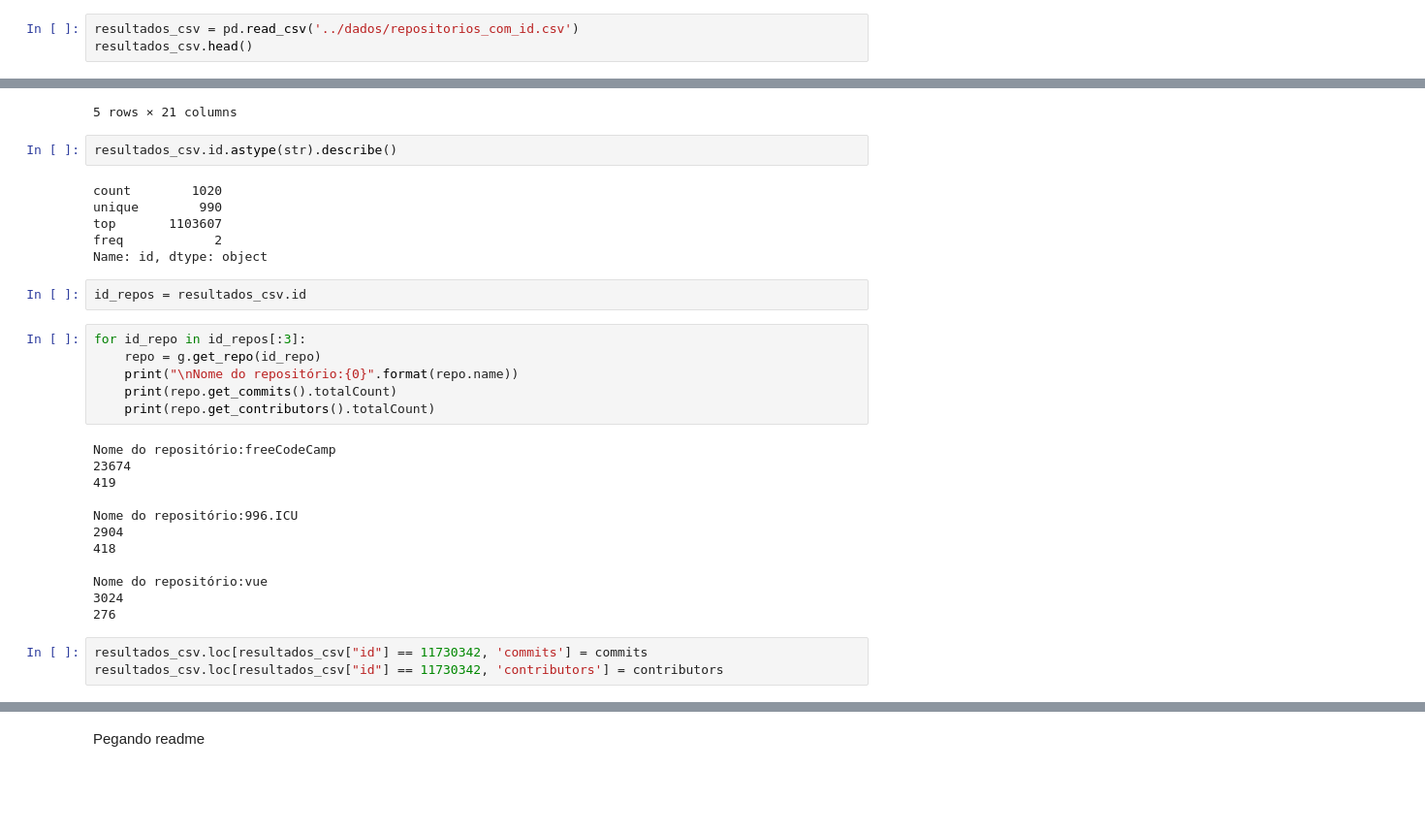
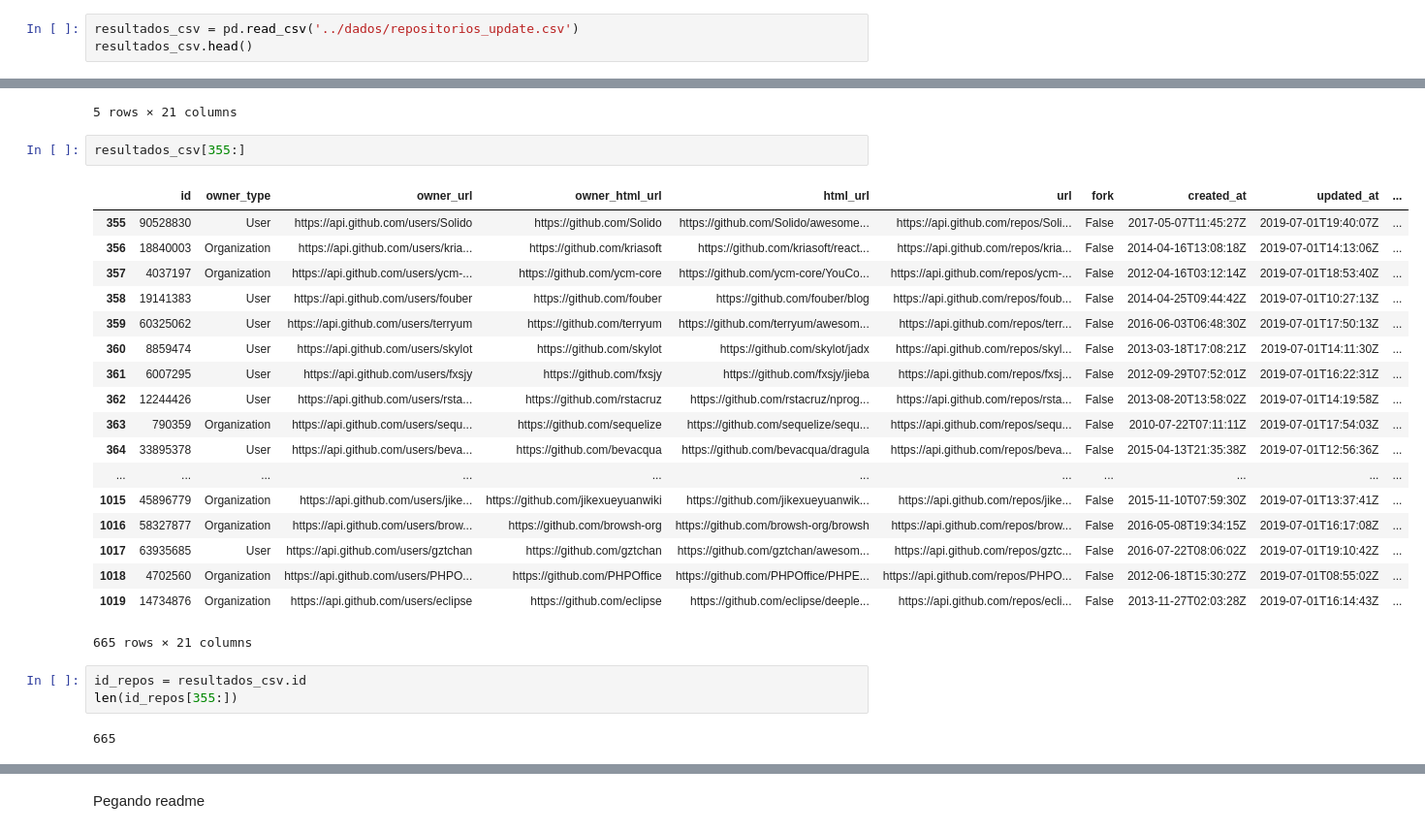
Before and after one commit to Lorenaps/replicacao-pesquisa, a Jupyter notebook: extracao_dados/search_github_api.ipynb, the cells around one changed output, grey strips where cells are left out. Shown: that part at 97% size. Saved outputs shown, nothing was run; the diff lists cells and outputs as text; blank space fills up the shorter version.

Commit message:
Update nos dados

```diff
--- a/extracao_dados/search_github_api.ipynb
+++ b/extracao_dados/search_github_api.ipynb
@@ -208,7 +251,7 @@ token = 'token'
 # %%
 g = Github(token)
 # %%
-resultados_csv = pd.read_csv('../dados/repositorios_com_id.csv')
+resultados_csv = pd.read_csv('../dados/repositorios_update.csv')
 resultados_csv.head()
 # %% [output]
 |  | id | owner_type | owner_url | owner_html_url | html_url | url | fork | created_at | updated_at | ... |
@@ -218,34 +261,29 @@ resultados_csv.head()
 | 3 | 2126244 | Organization | https://api.github.com/users/twbs | https://github.com/twbs | https://github.com/twbs/bootstrap | https://api.github.com/repos/twbs... | False | 2011-07-29T21:19:00Z | 2019-07-01T19:09:47Z | ... |
 | 4 | 10270250 | Organization | https://api.github.com/users/face... | https://github.com/facebook | https://github.com/facebook/react | https://api.github.com/repos/face... | False | 2013-05-24T16:15:54Z | 2019-07-01T19:57:38Z | ... |
 5 rows × 21 columns
-# %%
-resultados_csv.id.astype(str).describe()
-# %% [output]
-count        1020
-unique        990
-top       1103607
-freq            2
-Name: id, dtype: object
+# %%
+resultados_csv[355:]
+# %% [output]
+|  | id | owner_type | owner_url | owner_html_url | html_url | url | fork | created_at | updated_at | ... |
+| 355 | 90528830 | User | https://api.github.com/users/Solido | https://github.com/Solido | https://github.com/Solido/awesome... | https://api.github.com/repos/Soli... | False | 2017-05-07T11:45:27Z | 2019-07-01T19:40:07Z | ... |
+| 356 | 18840003 | Organization | https://api.github.com/users/kria... | https://github.com/kriasoft | https://github.com/kriasoft/react... | https://api.github.com/repos/kria... | False | 2014-04-16T13:08:18Z | 2019-07-01T14:13:06Z | ... |
+| 357 | 4037197 | Organization | https://api.github.com/users/ycm-... | https://github.com/ycm-core | https://github.com/ycm-core/YouCo... | https://api.github.com/repos/ycm-... | False | 2012-04-16T03:12:14Z | 2019-07-01T18:53:40Z | ... |
+| 358 | 19141383 | User | https://api.github.com/users/fouber | https://github.com/fouber | https://github.com/fouber/blog | https://api.github.com/repos/foub... | False | 2014-04-25T09:44:42Z | 2019-07-01T10:27:13Z | ... |
+| 359 | 60325062 | User | https://api.github.com/users/terryum | https://github.com/terryum | https://github.com/terryum/awesom... | https://api.github.com/repos/terr... | False | 2016-06-03T06:48:30Z | 2019-07-01T17:50:13Z | ... |
+| 360 | 8859474 | User | https://api.github.com/users/skylot | https://github.com/skylot | https://github.com/skylot/jadx | https://api.github.com/repos/skyl... | False | 2013-03-18T17:08:21Z | 2019-07-01T14:11:30Z | ... |
+| 361 | 6007295 | User | https://api.github.com/users/fxsjy | https://github.com/fxsjy | https://github.com/fxsjy/jieba | https://api.github.com/repos/fxsj... | False | 2012-09-29T07:52:01Z | 2019-07-01T16:22:31Z | ... |
+| 362 | 12244426 | User | https://api.github.com/users/rsta... | https://github.com/rstacruz | https://github.com/rstacruz/nprog... | https://api.github.com/repos/rsta... | False | 2013-08-20T13:58:02Z | 2019-07-01T14:19:58Z | ... |
+| 363 | 790359 | Organization | https://api.github.com/users/sequ... | https://github.com/sequelize | https://github.com/sequelize/sequ... | https://api.github.com/repos/sequ... | False | 2010-07-22T07:11:11Z | 2019-07-01T17:54:03Z | ... |
+| 364 | 33895378 | User | https://api.github.com/users/beva... | https://github.com/bevacqua | https://github.com/bevacqua/dragula | https://api.github.com/repos/beva... | False | 2015-04-13T21:35:38Z | 2019-07-01T12:56:36Z | ... |
+| ... | ... | ... | ... | ... | ... | ... | ... | ... | ... | ... |
+| 1015 | 45896779 | Organization | https://api.github.com/users/jike... | https://github.com/jikexueyuanwiki | https://github.com/jikexueyuanwik... | https://api.github.com/repos/jike... | False | 2015-11-10T07:59:30Z | 2019-07-01T13:37:41Z | ... |
+| 1016 | 58327877 | Organization | https://api.github.com/users/brow... | https://github.com/browsh-org | https://github.com/browsh-org/browsh | https://api.github.com/repos/brow... | False | 2016-05-08T19:34:15Z | 2019-07-01T16:17:08Z | ... |
+| 1017 | 63935685 | User | https://api.github.com/users/gztchan | https://github.com/gztchan | https://github.com/gztchan/awesom... | https://api.github.com/repos/gztc... | False | 2016-07-22T08:06:02Z | 2019-07-01T19:10:42Z | ... |
+| 1018 | 4702560 | Organization | https://api.github.com/users/PHPO... | https://github.com/PHPOffice | https://github.com/PHPOffice/PHPE... | https://api.github.com/repos/PHPO... | False | 2012-06-18T15:30:27Z | 2019-07-01T08:55:02Z | ... |
+| 1019 | 14734876 | Organization | https://api.github.com/users/eclipse | https://github.com/eclipse | https://github.com/eclipse/deeple... | https://api.github.com/repos/ecli... | False | 2013-11-27T02:03:28Z | 2019-07-01T16:14:43Z | ... |
+665 rows × 21 columns
 # %%
 id_repos = resultados_csv.id
+len(id_repos[355:])
+# %% [output]
+665
-# %%
-for id_repo in id_repos[:3]:
-    repo = g.get_repo(id_repo)
-    print("\nNome do repositório:{0}".format(repo.name))
-    print(repo.get_commits().totalCount)
-    print(repo.get_contributors().totalCount)
-# %% [output]
-Nome do repositório:freeCodeCamp
-23674
-419
-
-Nome do repositório:996.ICU
-2904
-418
-
-Nome do repositório:vue
-3024
-276
-# %%
-resultados_csv.loc[resultados_csv["id"] == 11730342, 'commits'] = commits
-resultados_csv.loc[resultados_csv["id"] == 11730342, 'contributors'] = contributors
```
Also changed, not shown: parts of 19 cells of this notebook, 1 other file.
